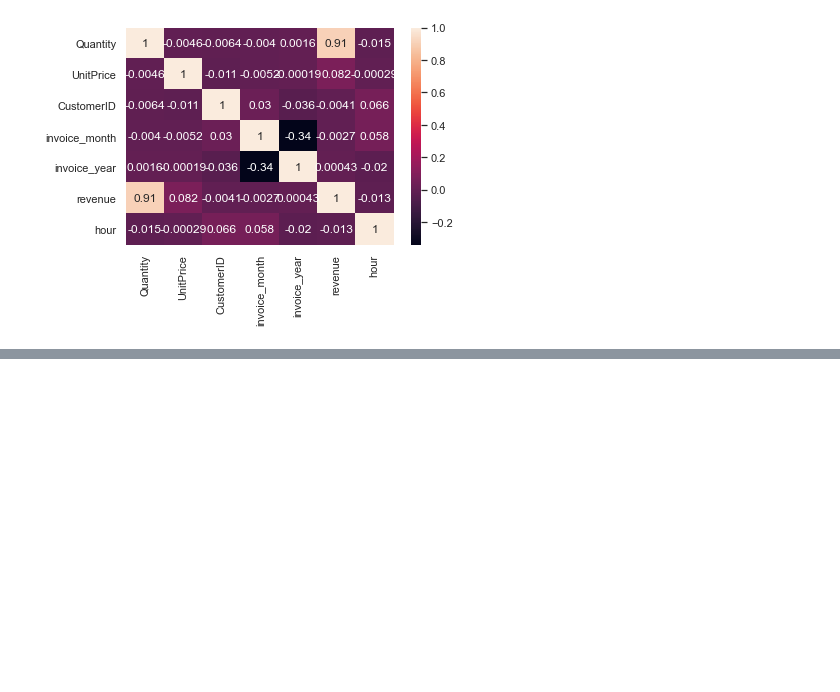
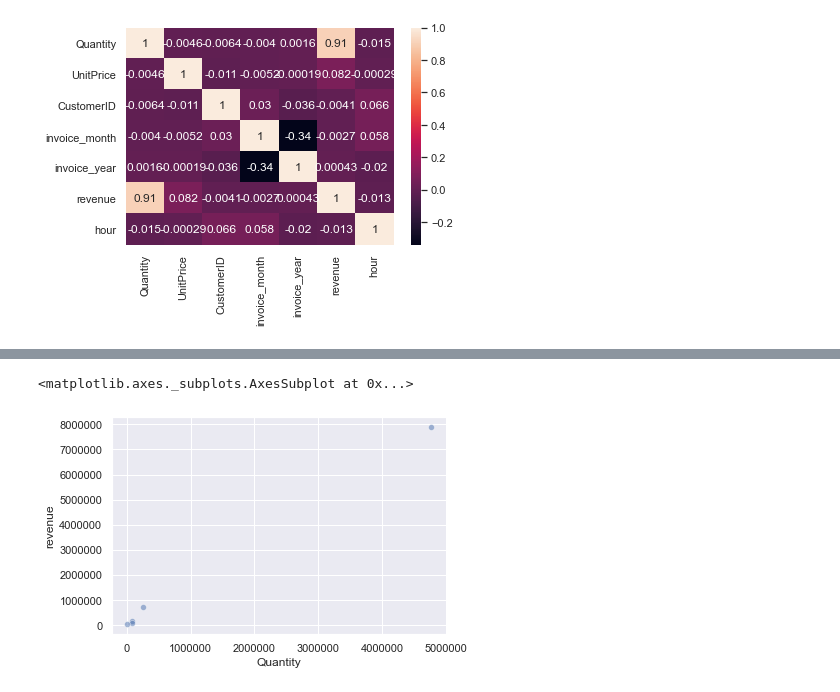
Before and after one commit to aleffelex/ClientSegmentation, a Jupyter notebook: CustomerSegmentation.ipynb, the cells around one changed output, grey strips where cells are left out. Drawn from its saved outputs; the diff is of its cells as text; code cells hidden in the pictures; blank space fills up the shorter version.

```diff
--- a/CustomerSegmentation.ipynb
+++ b/CustomerSegmentation.ipynb
@@ -258,0 +261,3 @@ data_clientes.head()
+# %%
+revenue_quantity = data.groupby(by=['RevenueCluster'], as_index=False)['revenue','Quantity'].sum()
+revenue_quantity
@@ -258,0 +271,6 @@ data_clientes.head()
+# %%
+sns.set()
+sns.scatterplot(x="Quantity", y="revenue", sizes=(40, 400), alpha=.5, palette="muted", data=revenue_quantity)
+# %% [output]
+<matplotlib.axes._subplots.AxesSubplot at 0x...>
+[figure, added]
```
Also changed, not shown: parts of 24 cells of this notebook.
